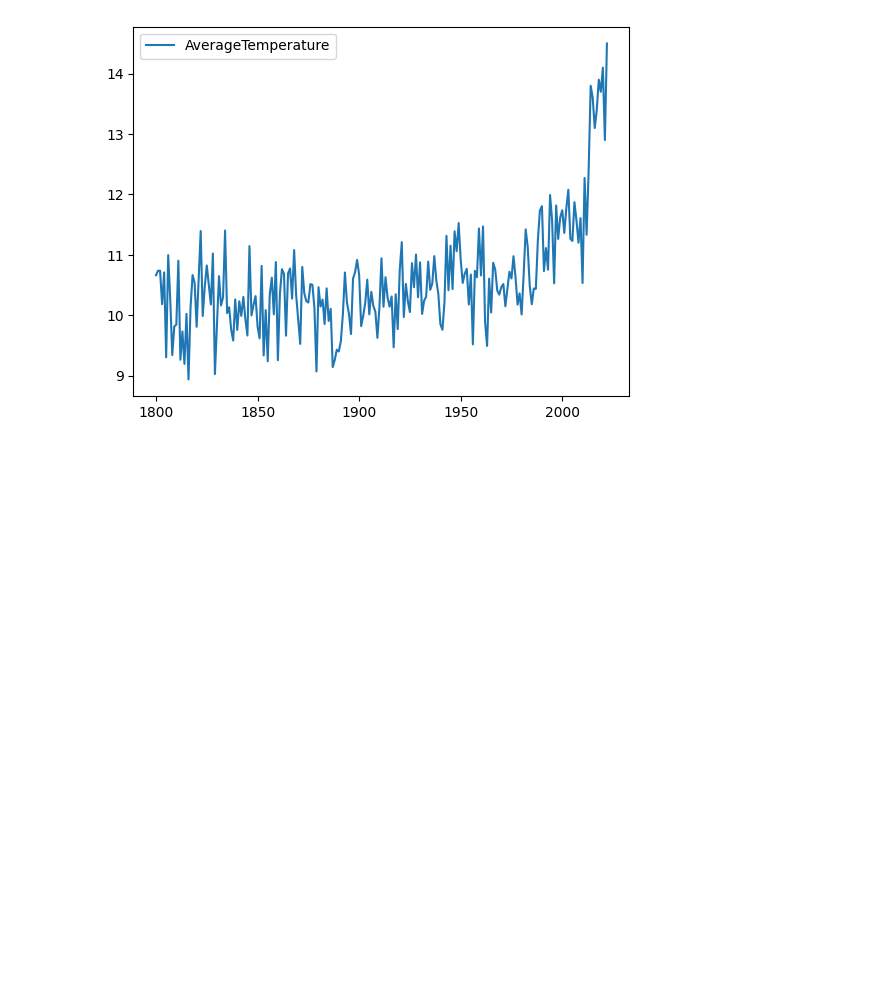
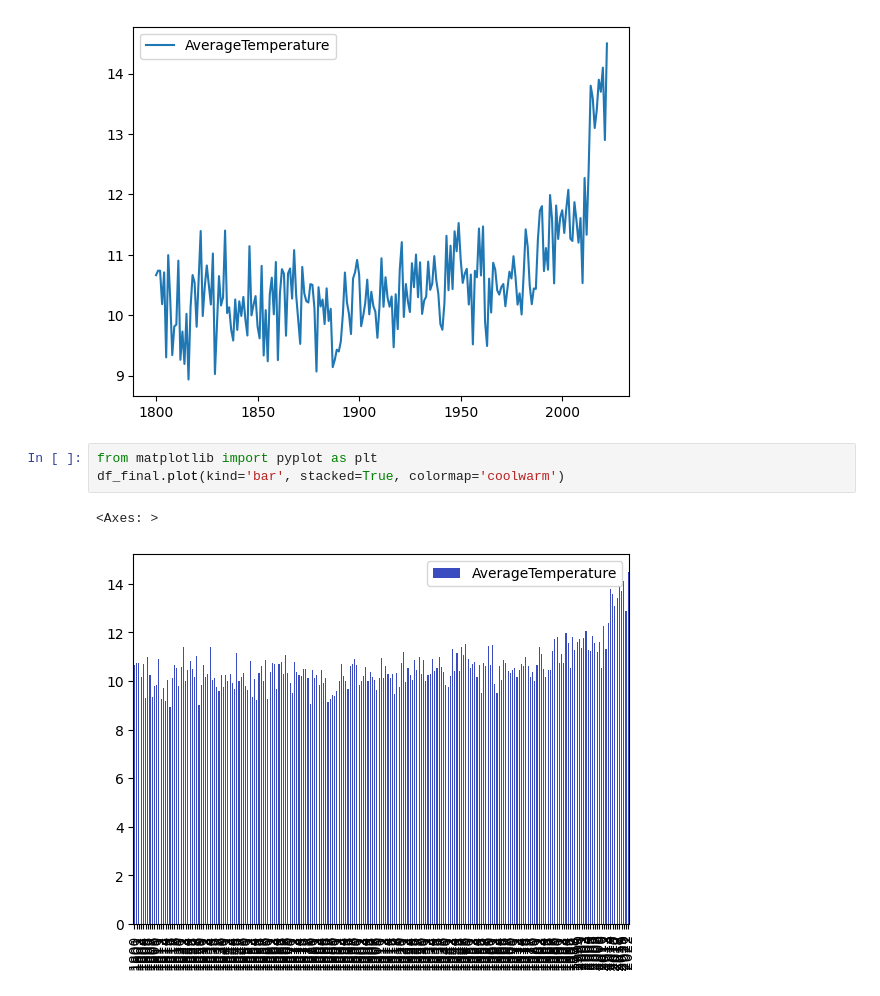
Before and after one commit to bandeDeCodeurs/dataviz_temperatures_france, a Jupyter notebook: dataviz_temperatures_france.ipynb, the cells around one changed output. Drawn from its saved outputs; the diff is of its cells as text; blank space fills up the shorter version.

Commit message:
Affichage du graphique principal avec les bonnes couleurs

```diff
--- a/dataviz_temperatures_france.ipynb
+++ b/dataviz_temperatures_france.ipynb
@@ -232,3 +232,9 @@ df_final.plot()
 # %% [output]
 <Axes: >
 [figure]
+# %%
+from matplotlib import pyplot as plt
+df_final.plot(kind='bar', stacked=True, colormap='coolwarm')
+# %% [output]
+<Axes: >
+[figure, added]
```
Also changed, not shown: parts of 3 cells of this notebook.
